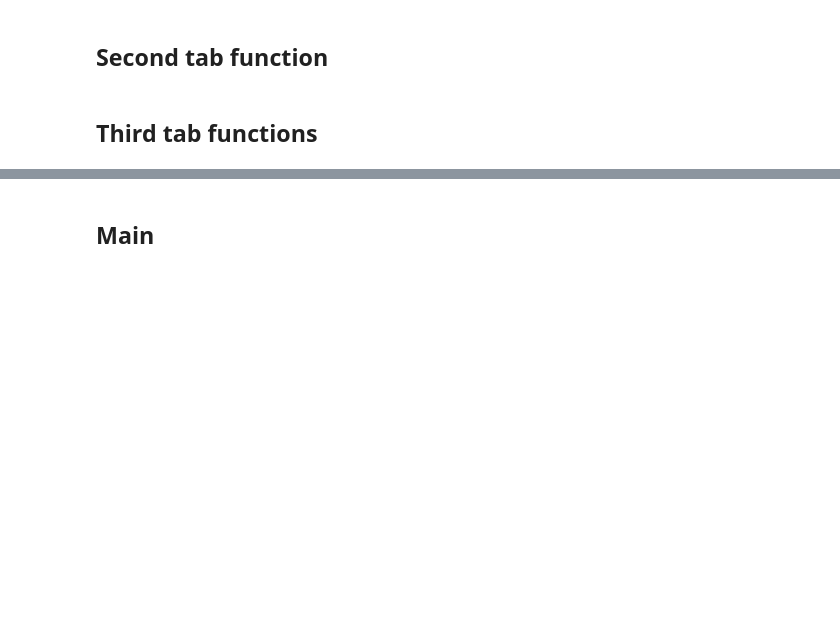
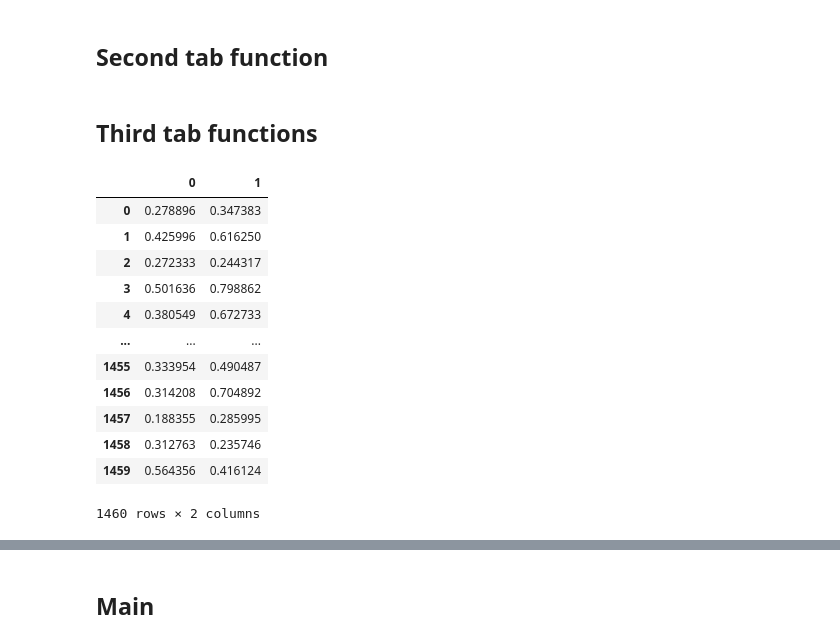
Before and after one commit to donutyeon/Systeme-intelligent-de-recherche-d-informations, a Jupyter notebook: test_for_gui.ipynb, the cells around one changed output, grey strips where cells are left out. Saved outputs shown, nothing was run; the diff lists cells and outputs as text; code cells hidden in the pictures; blank space fills up the shorter version.

```diff
--- a/test_for_gui.ipynb
+++ b/test_for_gui.ipynb
@@ -80,3 +96,19 @@ def search_query(query):
 # search_query("information AND classification OR NOT title AND computers")
 # %% [markdown]
 ## Third tab functions
+# %%
+df_pca_dbscan
+# %% [output]
+|  | 0 | 1 |
+| 0 | 0.278896 | 0.347383 |
+| 1 | 0.425996 | 0.616250 |
+| 2 | 0.272333 | 0.244317 |
+| 3 | 0.501636 | 0.798862 |
+| 4 | 0.380549 | 0.672733 |
+| ... | ... | ... |
+| 1455 | 0.333954 | 0.490487 |
+| 1456 | 0.314208 | 0.704892 |
+| 1457 | 0.188355 | 0.285995 |
+| 1458 | 0.312763 | 0.235746 |
+| 1459 | 0.564356 | 0.416124 |
+1460 rows × 2 columns
```
Also changed, not shown: parts of 7 cells of this notebook, 1 other file.
